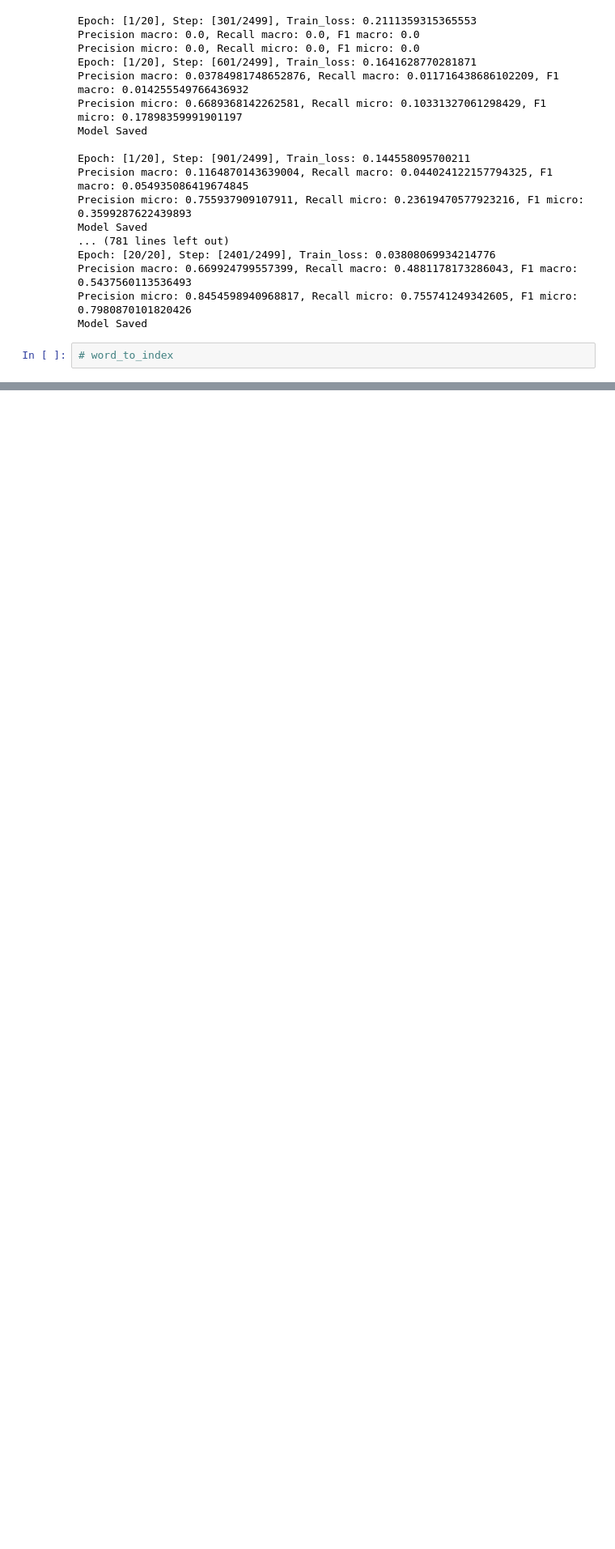
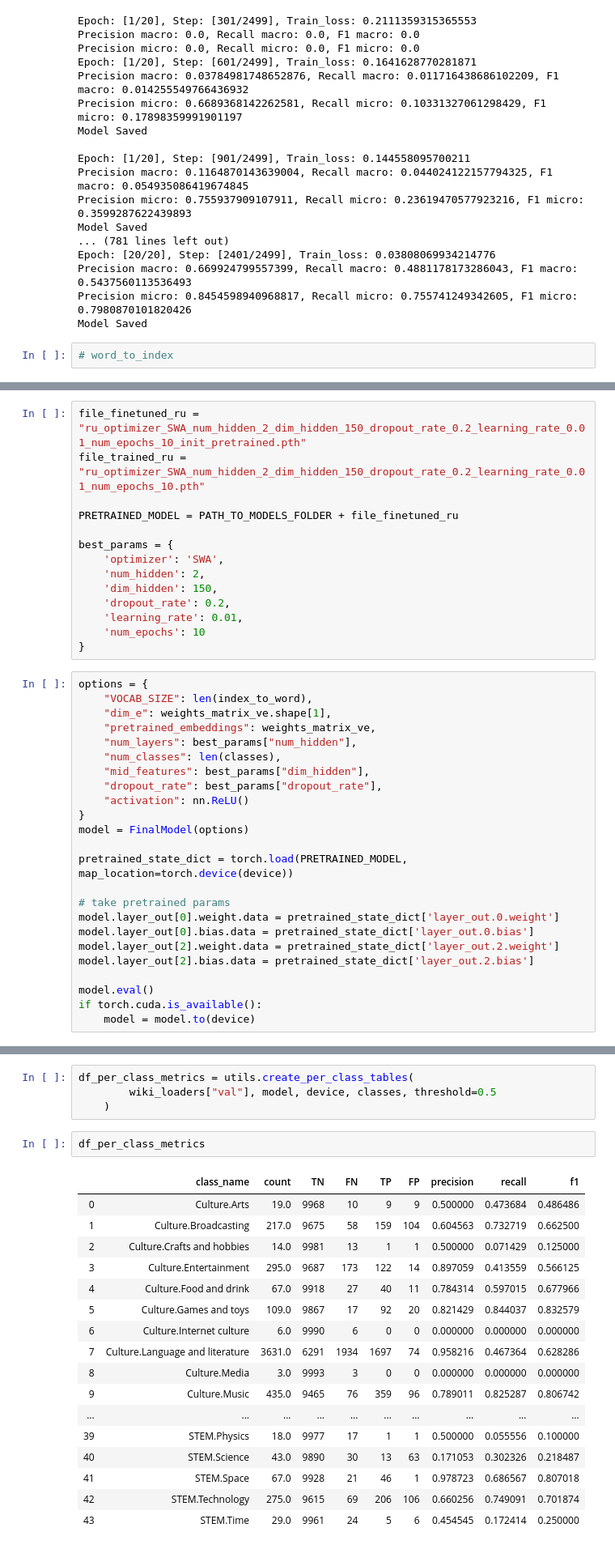
Before and after one commit to mmarinated/topic-modeling, a Jupyter notebook: baseline/baseline.ipynb, the cells around one changed output, grey strips where cells are left out. Shown: that part at 81% size. Saved outputs shown, nothing was run; the diff lists cells and outputs as text; blank space fills up the shorter version.

Commit message:
Edited preprocessing for ru, en. Checked ru models on en.

```diff
--- a/baseline/baseline.ipynb
+++ b/baseline/baseline.ipynb
@@ -338,0 +375,38 @@ Model Saved
+# %%
+file_finetuned_ru = "ru_optimizer_SWA_num_hidden_2_dim_hidden_150_dropout_rate_0.2_learning_rate_0.01_num_epochs_10_init_pretrained.pth"
+file_trained_ru = "ru_optimizer_SWA_num_hidden_2_dim_hidden_150_dropout_rate_0.2_learning_rate_0.01_num_epochs_10.pth"
+
+PRETRAINED_MODEL = PATH_TO_MODELS_FOLDER + file_finetuned_ru
+
+best_params = {
+    'optimizer': 'SWA',
+    'num_hidden': 2,
+    'dim_hidden': 150,
+    'dropout_rate': 0.2,
+    'learning_rate': 0.01,
+    'num_epochs': 10
+}
+# %%
+options = {
+    "VOCAB_SIZE": len(index_to_word),
+    "dim_e": weights_matrix_ve.shape[1],
+    "pretrained_embeddings": weights_matrix_ve,
+    "num_layers": best_params["num_hidden"],
+    "num_classes": len(classes),
+    "mid_features": best_params["dim_hidden"],
+    "dropout_rate": best_params["dropout_rate"],
+    "activation": nn.ReLU()
+}
+model = FinalModel(options)
+
+pretrained_state_dict = torch.load(PRETRAINED_MODEL, map_location=torch.device(device))
+
+# take pretrained params
+model.layer_out[0].weight.data = pretrained_state_dict['layer_out.0.weight']
+model.layer_out[0].bias.data = pretrained_state_dict['layer_out.0.bias']
+model.layer_out[2].weight.data = pretrained_state_dict['layer_out.2.weight']
+model.layer_out[2].bias.data = pretrained_state_dict['layer_out.2.bias']
+
+model.eval()
+if torch.cuda.is_available():
+    model = model.to(device)
@@ -338,0 +460,24 @@ Model Saved
+# %%
+df_per_class_metrics = utils.create_per_class_tables(
+        wiki_loaders["val"], model, device, classes, threshold=0.5
+    )
+# %%
+df_per_class_metrics
+# %% [output]
+|  | class_name | count | TN | FN | TP | FP | precision | recall | f1 |
+| 0 | Culture.Arts | 19.0 | 9968 | 10 | 9 | 9 | 0.500000 | 0.473684 | 0.486486 |
+| 1 | Culture.Broadcasting | 217.0 | 9675 | 58 | 159 | 104 | 0.604563 | 0.732719 | 0.662500 |
+| 2 | Culture.Crafts and hobbies | 14.0 | 9981 | 13 | 1 | 1 | 0.500000 | 0.071429 | 0.125000 |
+| 3 | Culture.Entertainment | 295.0 | 9687 | 173 | 122 | 14 | 0.897059 | 0.413559 | 0.566125 |
+| 4 | Culture.Food and drink | 67.0 | 9918 | 27 | 40 | 11 | 0.784314 | 0.597015 | 0.677966 |
+| 5 | Culture.Games and toys | 109.0 | 9867 | 17 | 92 | 20 | 0.821429 | 0.844037 | 0.832579 |
+| 6 | Culture.Internet culture | 6.0 | 9990 | 6 | 0 | 0 | 0.000000 | 0.000000 | 0.000000 |
+| 7 | Culture.Language and literature | 3631.0 | 6291 | 1934 | 1697 | 74 | 0.958216 | 0.467364 | 0.628286 |
+| 8 | Culture.Media | 3.0 | 9993 | 3 | 0 | 0 | 0.000000 | 0.000000 | 0.000000 |
+| 9 | Culture.Music | 435.0 | 9465 | 76 | 359 | 96 | 0.789011 | 0.825287 | 0.806742 |
+| ... | ... | ... | ... | ... | ... | ... | ... | ... | ... |
+| 39 | STEM.Physics | 18.0 | 9977 | 17 | 1 | 1 | 0.500000 | 0.055556 | 0.100000 |
+| 40 | STEM.Science | 43.0 | 9890 | 30 | 13 | 63 | 0.171053 | 0.302326 | 0.218487 |
+| 41 | STEM.Space | 67.0 | 9928 | 21 | 46 | 1 | 0.978723 | 0.686567 | 0.807018 |
+| 42 | STEM.Technology | 275.0 | 9615 | 69 | 206 | 106 | 0.660256 | 0.749091 | 0.701874 |
+| 43 | STEM.Time | 29.0 | 9961 | 24 | 5 | 6 | 0.454545 | 0.172414 | 0.250000 |
```
Also changed, not shown: parts of 14 cells of this notebook, 6 other files.
